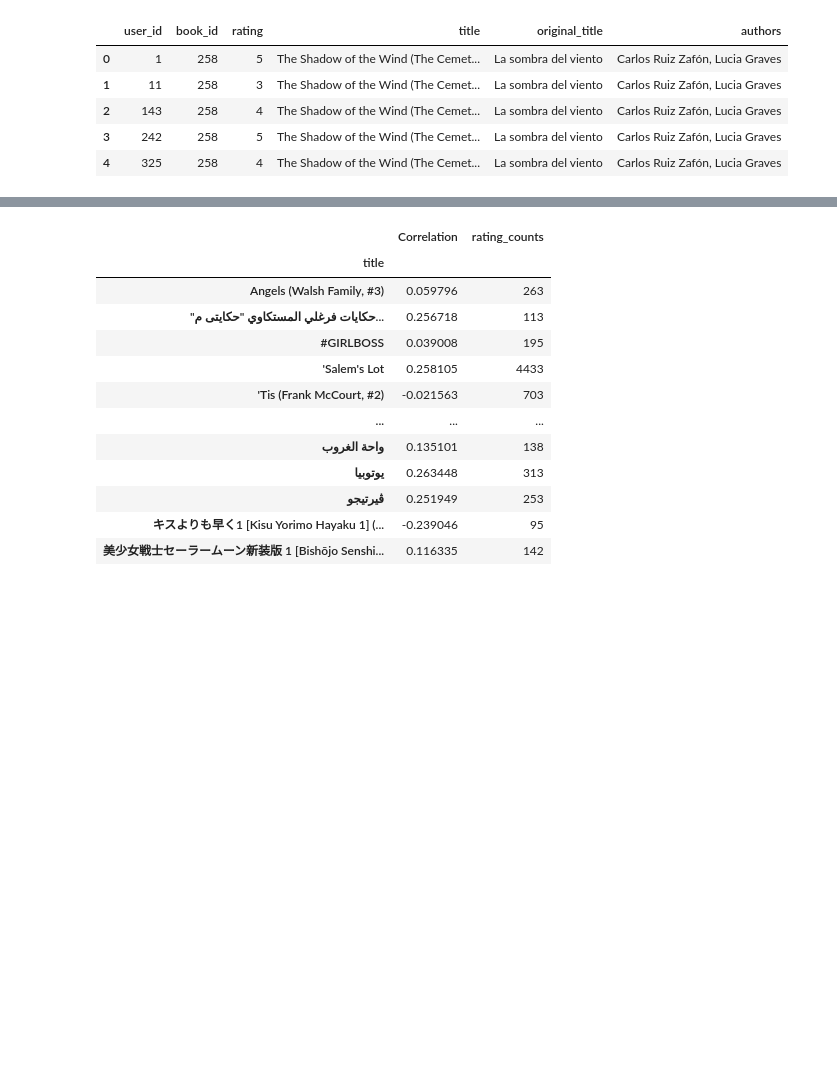
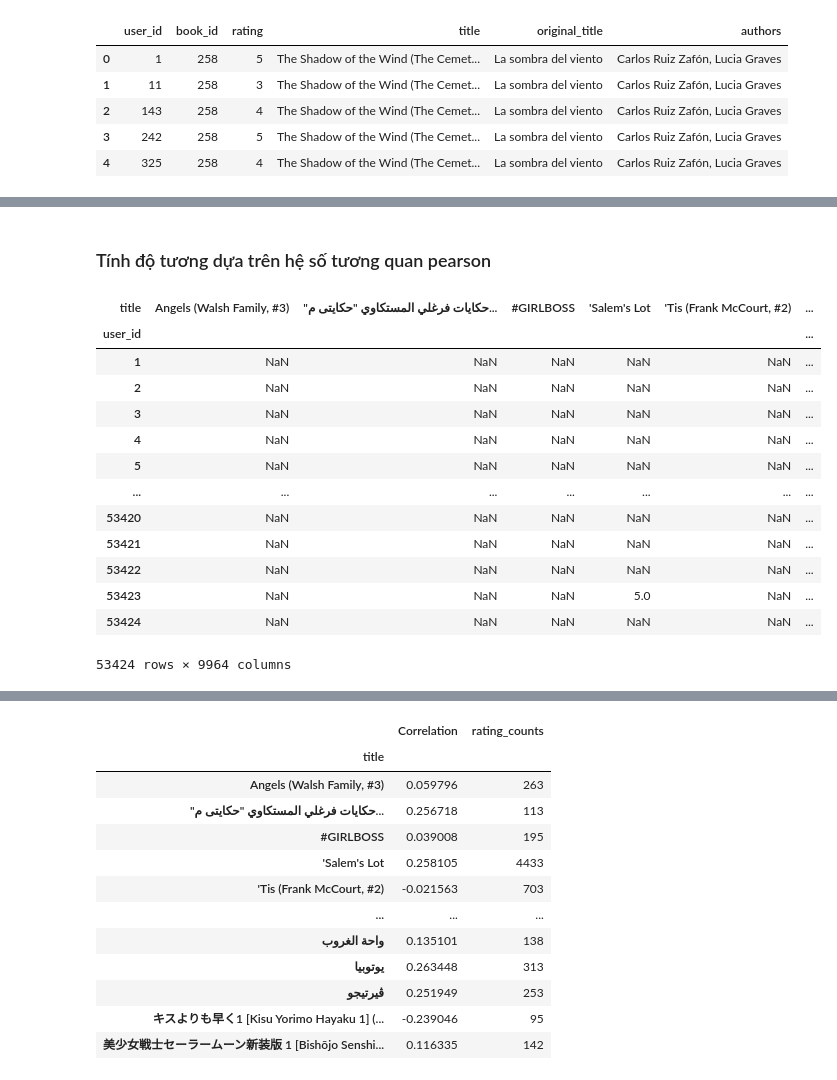
Before and after one commit to auri222/book_recommendation_system, a Jupyter notebook: Book_CF_Recommendation_system.ipynb, the cells around one changed output, grey strips where cells are left out. Saved outputs shown, nothing was run; the diff lists cells and outputs as text; code cells hidden in the pictures; blank space fills up the shorter version.

```diff
--- a/Book_CF_Recommendation_system.ipynb
+++ b/Book_CF_Recommendation_system.ipynb
@@ -126,5 +134,24 @@ book_name = 'Eat, Pray, Love'
 rating_contraint_number = 100
 # %%
 rank = 10
+# %% [markdown]
+### Tính độ tương dựa trên hệ số tương quan pearson
 # %%
 book_ratings = user_book_rating[book_name]
+# %%
+user_book_rating
+# %% [output]
+| title | Angels (Walsh Family, #3) | "حكايات فرغلي المستكاوي "حكايتى م... | #GIRLBOSS | 'Salem's Lot | 'Tis (Frank McCourt, #2) | ... |
+| user_id |  |  |  |  |  | ... |
+| 1 | NaN | NaN | NaN | NaN | NaN | ... |
+| 2 | NaN | NaN | NaN | NaN | NaN | ... |
+| 3 | NaN | NaN | NaN | NaN | NaN | ... |
+| 4 | NaN | NaN | NaN | NaN | NaN | ... |
+| 5 | NaN | NaN | NaN | NaN | NaN | ... |
+| ... | ... | ... | ... | ... | ... | ... |
+| 53420 | NaN | NaN | NaN | NaN | NaN | ... |
+| 53421 | NaN | NaN | NaN | NaN | NaN | ... |
+| 53422 | NaN | NaN | NaN | NaN | NaN | ... |
+| 53423 | NaN | NaN | NaN | 5.0 | NaN | ... |
+| 53424 | NaN | NaN | NaN | NaN | NaN | ... |
+53424 rows × 9964 columns
```
Also changed, not shown: parts of 9 cells of this notebook.
